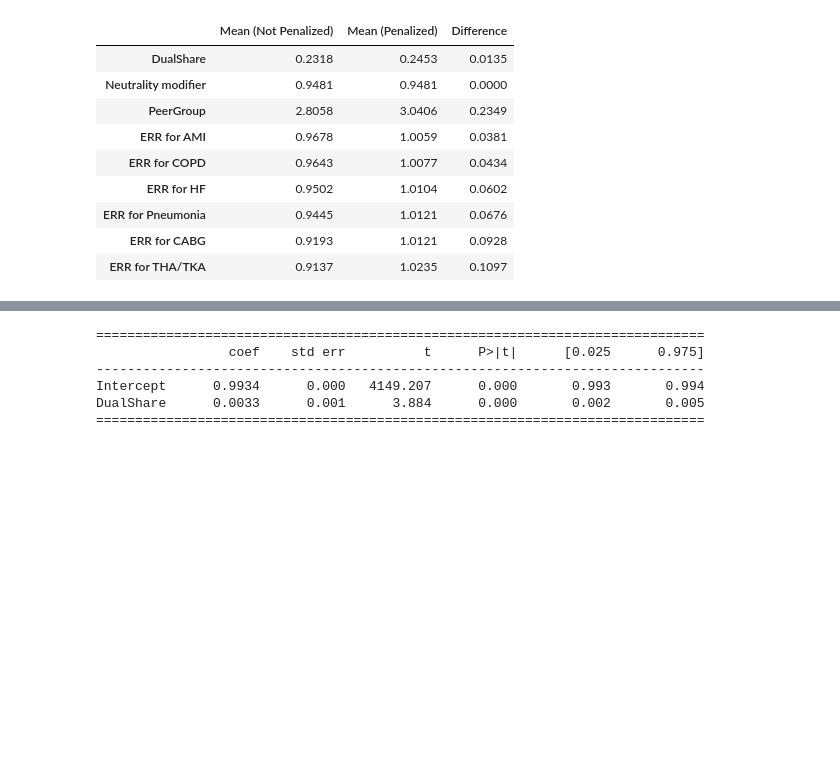
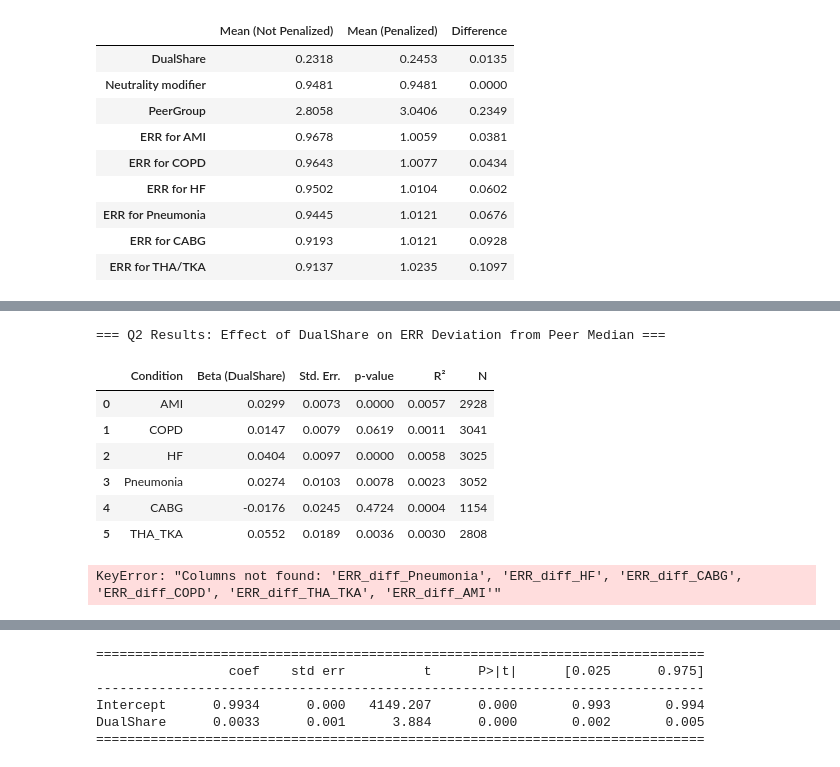
Before and after one commit to ElvisHan2022/as.180.369, a Jupyter notebook: contrib/ElvisHan2022/Initial Analysis.ipynb, the cells around one changed output, grey strips where cells are left out. Saved outputs shown, nothing was run; the diff lists cells and outputs as text; code cells hidden in the pictures; blank space fills up the shorter version.

```diff
--- a/contrib/ElvisHan2022/Initial Analysis.ipynb
+++ b/contrib/ElvisHan2022/Initial Analysis.ipynb
@@ -280,0 +328,75 @@ if "PeerGroup" in df_eda.columns:
+# %%
+# ==============================================================
+# Q2. Does peer-group adjustment neutralize socioeconomic disadvantage?
+# --------------------------------------------------------------
+# Model: (ERR_{h,c} - ERR^{peer}_{c}) = α + β * DualShare_h + ε
+# --------------------------------------------------------------
+# β > 0 → Hospitals with higher DualShare still perform worse
+#          than their peers even after adjustment.
+# ==============================================================
+
+import statsmodels.formula.api as smf
+import seaborn as sns
+import matplotlib.pyplot as plt
+import pandas as pd
+
+# 1️⃣ Create a list of conditions
+conditions = ["AMI", "COPD", "HF", "Pneumonia", "CABG", "THA_TKA"]
+
+# 2️⃣ Run regressions for ERR_diff_c ~ DualShare
+results_q2 = []
+for c in conditions:
+    var = f"ERR_diff_{c}"
+    if var in df_eda.columns:
+        model = smf.ols(f"Q('{var}') ~ DualShare", data=df_eda).fit()
+        beta = model.params.get("DualShare", None)
+        se   = model.bse.get("DualShare", None)
+        pval = model.pvalues.get("DualShare", None)
+        r2   = model.rsquared
+        n    = int(model.nobs)
+        results_q2.append({
+            "Condition": c,
+            "Beta (DualShare)": beta,
+            "Std. Err.": se,
+            "p-value": pval,
+            "R²": r2,
+            "N": n
+        })
+
+# 3️⃣ Display results table
+results_q2_df = pd.DataFrame(results_q2)
+print("=== Q2 Results: Effect of DualShare on ERR Deviation from Peer Median ===")
+display(results_q2_df.round(4))
+# %% [output]
+=== Q2 Results: Effect of DualShare on ERR Deviation from Peer Median ===
+|  | Condition | Beta (DualShare) | Std. Err. | p-value | R² | N |
+| 0 | AMI | 0.0299 | 0.0073 | 0.0000 | 0.0057 | 2928 |
+| 1 | COPD | 0.0147 | 0.0079 | 0.0619 | 0.0011 | 3041 |
+| 2 | HF | 0.0404 | 0.0097 | 0.0000 | 0.0058 | 3025 |
+| 3 | Pneumonia | 0.0274 | 0.0103 | 0.0078 | 0.0023 | 3052 |
+| 4 | CABG | -0.0176 | 0.0245 | 0.4724 | 0.0004 | 1154 |
+| 5 | THA_TKA | 0.0552 | 0.0189 | 0.0036 | 0.0030 | 2808 |
+# %%
+# ==============================================================
+# VISUALIZATION: Mean ERR deviation (ERR_diff) by DualShare quartile
+# --------------------------------------------------------------
+# Bar chart across quartiles of DualShare for each condition.
+# ==============================================================
+
+df_eda["DualShare_quartile"] = pd.qcut(df_eda["DualShare"], 4, labels=["Q1 Low","Q2","Q3","Q4 High"])
+err_diff_cols = [f"ERR_diff_{c}" for c in conditions]
+df_plot = df_eda.groupby("DualShare_quartile")[err_diff_cols].mean().reset_index()
+
+df_plot_melt = df_plot.melt(id_vars="DualShare_quartile", var_name="Condition", value_name="Mean ERR Deviation")
+df_plot_melt["Condition"] = df_plot_melt["Condition"].str.replace("ERR_diff_", "")
+
+plt.figure(figsize=(10,6))
+sns.barplot(x="DualShare_quartile", y="Mean ERR Deviation", hue="Condition", data=df_plot_melt)
+plt.title("Q2: Mean Deviation from Peer Median ERR by DualShare Quartile")
+plt.xlabel("DualShare Quartile (Low → High)")
+plt.ylabel("Average (ERR − Peer Median)")
+plt.legend(title="Condition", bbox_to_anchor=(1.05, 1))
+plt.tight_layout()
+plt.show()
+# %% [output]
+KeyError: "Columns not found: 'ERR_diff_Pneumonia', 'ERR_diff_HF', 'ERR_diff_CABG', 'ERR_diff_COPD', 'ERR_diff_THA_TKA', 'ERR_diff_AMI'"
```
Also changed, not shown: parts of 7 cells of this notebook, 6 other files.
